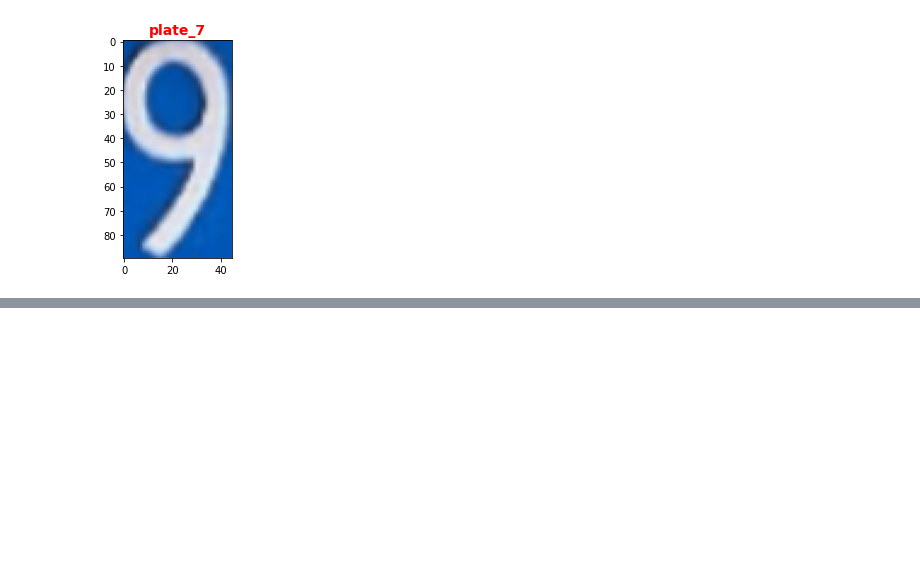
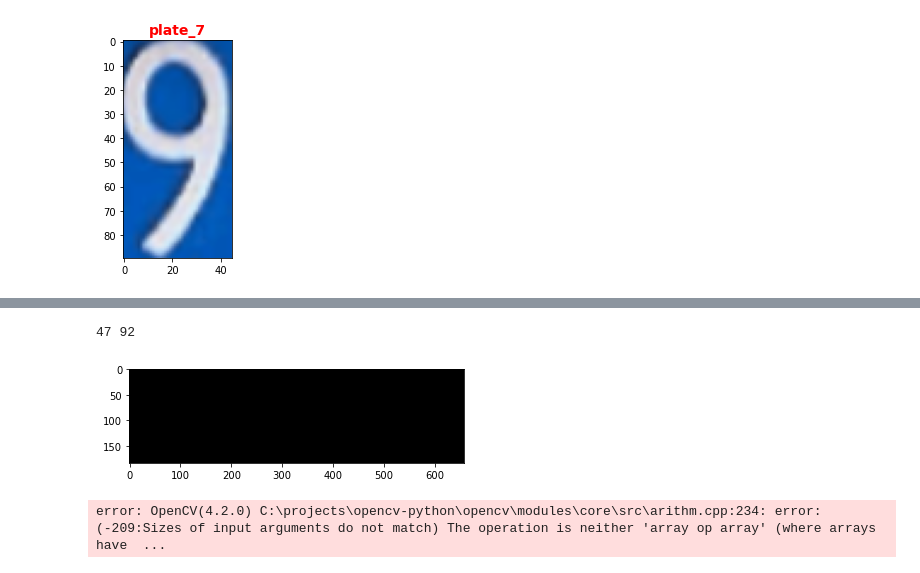
Before and after one commit to jinondo/licence_plate, a Jupyter notebook: completeTest.ipynb, the cells around one changed output, grey strips where cells are left out. Drawn from its saved outputs; the diff is of its cells as text; code cells hidden in the pictures; blank space fills up the shorter version.

```diff
--- a/completeTest.ipynb
+++ b/completeTest.ipynb
@@ -207,0 +259,20 @@ for index, word in enumerate(words):
+# %%
+import numpy as np
+# 把每个字符结合成一幅图
+height,width = image_words[0].shape
+print(width,height)
+
+bg = np.zeros((height*2, width*len(image_words)*2),np.uint8)
+plt_showGray(bg)
+moveX = 20
+for index,item in enumerate(image_words):
+    height,width = item.shape
+    roi = bg[45:height,moveX:width]
+    newi = cv2.bitwise_or(item,roi)
+    bg[45:height,moveX:width] = newi
+    plt_showGray(bg)
+    moveX += width
+# %% [output]
+47 92
+[figure, added]
+error: OpenCV(4.2.0) C:\projects\opencv-python\opencv\modules\core\src\arithm.cpp:234: error: (-209:Sizes of input arguments do not match) The operation is neither 'array op array' (where arrays have  ...
```
Also changed, not shown: parts of 4 cells of this notebook, 1 other file.
